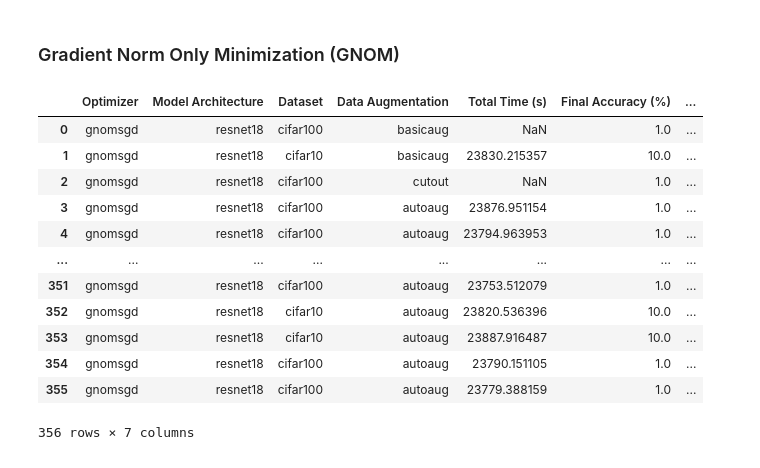
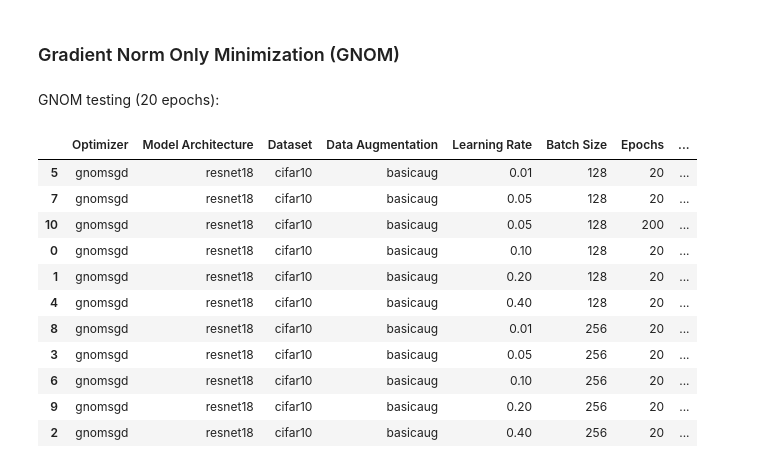
Before and after one commit to thomask902/2024-Numerical-Optimization-Research, a Jupyter notebook: results.ipynb, the cells around one changed output. Cells and saved outputs as stored; diff of their text form; code cells hidden in the pictures.

Commit message:
fixed tensorboard result output

```diff
--- a/results.ipynb
+++ b/results.ipynb
@@ -179,0 +174,3 @@ results_gnom = pd.DataFrame(columns=['Optimizer', 'Model Architecture', 'Dataset
+# %%
+# Specify the directory
+folder_path_gnom = 'logs/GNOM-Tests'
@@ -180,36 +214,44 @@ results_gnom = pd.DataFrame(columns=['Optimizer', 'Model Architecture', 'Dataset
+# %% [markdown]
+GNOM testing (20 epochs):
 # %%
+gnom_df = pd.DataFrame(columns=['Optimizer', 'Model Architecture', 'Dataset', 'Data Augmentation', 'Learning Rate', 'Batch Size', "Epochs", 'Final Accuracy (%)', 'Total Time (s)', 'Avg Epoch Time (s)'])
+
 # Process each file in the directory
 for file in os.listdir(folder_path_gnom):
-    if file.endswith('.out'):  # Check if the file is a .out file
+    if '-lr-' in file:
         file_path = os.path.join(folder_path_gnom, file)
         total_time, final_accuracy = extract_info_from_file(file_path)
-        optimizer, model, dataset, augmentation = parse_filename(file)
+        epoch_time = extract_epoch_time(file_path)
+        optimizer, model, dataset, augmentation, learning_rate, batch_size, epochs = extract_test_info(file_path)
 
-        # Append the results to the DataFrame
-        if total_time is not None and final_accuracy is not None and optimizer is not None:
-            results_gnom = results_gnom._append({
-                'Optimizer': optimizer,
-                'Model Architecture': model,
-                'Dataset': dataset,
-                'Data Augmentation': augmentation,
-                'Final Accuracy (%)': final_accuracy,
-                'Total Time (s)': total_time
-            }, ignore_index=True)
+        gnom_df = gnom_df._append({
+            'Optimizer': optimizer,
+            'Model Architecture': model,
+            'Dataset': dataset,
+            'Data Augmentation': augmentation,
+            'Learning Rate': float(learning_rate),
+            'Batch Size': int(batch_size),
+            'Epochs': epochs,
+            'Final Accuracy (%)': final_accuracy,
+            'Total Time (s)': total_time,
+            'Avg Epoch Time (s)': epoch_time
+        }, ignore_index=True)
 
-results_gnom['Total Time (min)'] = results_gnom['Total Time (s)'] / 60
+gnom_df['Total Time (min)'] = gnom_df['Total Time (s)'] / 60
 
-results_gnom
+gnom_df_sorted = gnom_df.sort_values(by=['Batch Size', 'Learning Rate'])
+
+gnom_df_sorted
 # %% [output]
-|  | Optimizer | Model Architecture | Dataset | Data Augmentation | Total Time (s) | Final Accuracy (%) | ... |
-| 0 | gnomsgd | resnet18 | cifar100 | basicaug | NaN | 1.0 | ... |
-| 1 | gnomsgd | resnet18 | cifar10 | basicaug | 23830.215357 | 10.0 | ... |
-| 2 | gnomsgd | resnet18 | cifar100 | cutout | NaN | 1.0 | ... |
-| 3 | gnomsgd | resnet18 | cifar100 | autoaug | 23876.951154 | 1.0 | ... |
-| 4 | gnomsgd | resnet18 | cifar100 | autoaug | 23794.963953 | 1.0 | ... |
-| ... | ... | ... | ... | ... | ... | ... | ... |
-| 351 | gnomsgd | resnet18 | cifar100 | autoaug | 23753.512079 | 1.0 | ... |
-| 352 | gnomsgd | resnet18 | cifar10 | autoaug | 23820.536396 | 10.0 | ... |
-| 353 | gnomsgd | resnet18 | cifar10 | autoaug | 23887.916487 | 10.0 | ... |
-| 354 | gnomsgd | resnet18 | cifar100 | autoaug | 23790.151105 | 1.0 | ... |
-| 355 | gnomsgd | resnet18 | cifar100 | autoaug | 23779.388159 | 1.0 | ... |
+|  | Optimizer | Model Architecture | Dataset | Data Augmentation | Learning Rate | Batch Size | Epochs | ... |
+| 5 | gnomsgd | resnet18 | cifar10 | basicaug | 0.01 | 128 | 20 | ... |
+| 7 | gnomsgd | resnet18 | cifar10 | basicaug | 0.05 | 128 | 20 | ... |
+| 10 | gnomsgd | resnet18 | cifar10 | basicaug | 0.05 | 128 | 200 | ... |
+| 0 | gnomsgd | resnet18 | cifar10 | basicaug | 0.10 | 128 | 20 | ... |
+| 1 | gnomsgd | resnet18 | cifar10 | basicaug | 0.20 | 128 | 20 | ... |
+| 4 | gnomsgd | resnet18 | cifar10 | basicaug | 0.40 | 128 | 20 | ... |
+| 8 | gnomsgd | resnet18 | cifar10 | basicaug | 0.01 | 256 | 20 | ... |
+| 3 | gnomsgd | resnet18 | cifar10 | basicaug | 0.05 | 256 | 20 | ... |
+| 6 | gnomsgd | resnet18 | cifar10 | basicaug | 0.10 | 256 | 20 | ... |
+| 9 | gnomsgd | resnet18 | cifar10 | basicaug | 0.20 | 256 | 20 | ... |
+| 2 | gnomsgd | resnet18 | cifar10 | basicaug | 0.40 | 256 | 20 | ... |
-356 rows × 7 columns
```
Also changed, not shown: parts of 5 cells of this notebook, 1 other file.
